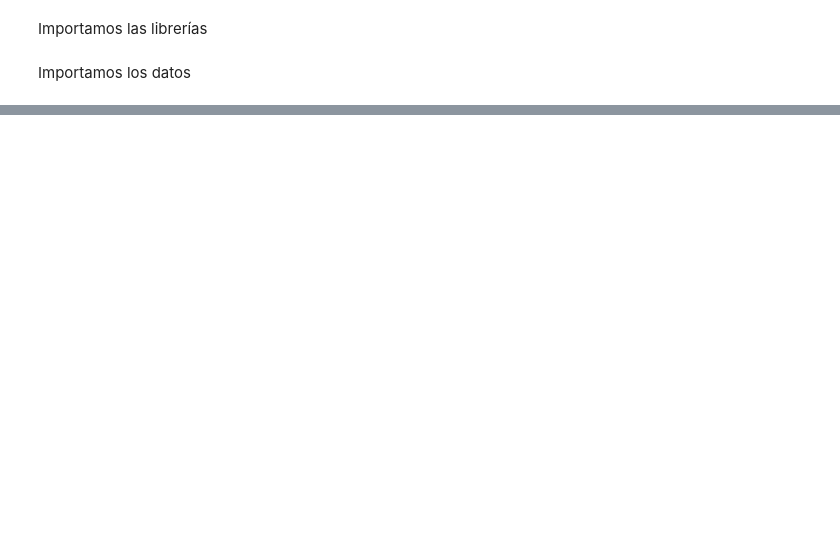
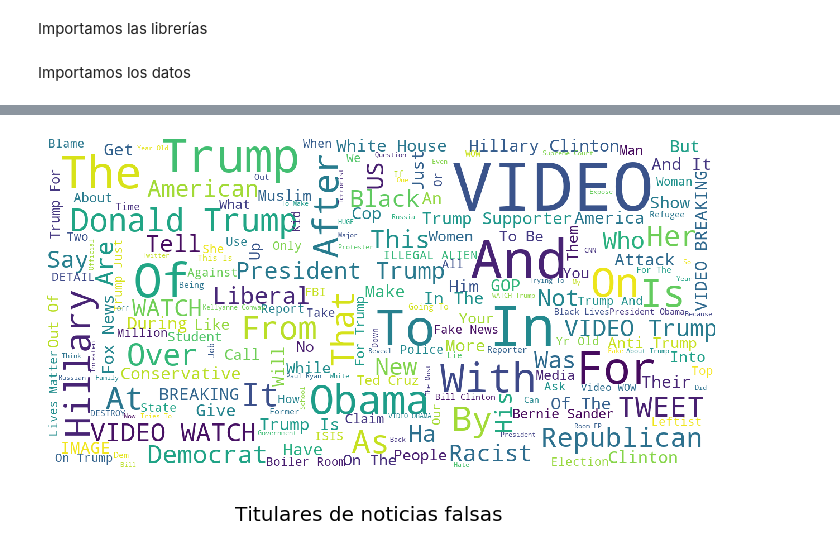
Before and after one commit to framunoz/Detector-Noticias-Falsas, a Jupyter notebook: codigo/Deteccion de noticias falsas.ipynb, the cells around one changed output, grey strips where cells are left out. Cells and saved outputs as stored; diff of their text form; code cells hidden in the pictures; blank space fills up the shorter version.

```diff
--- a/codigo/Deteccion de noticias falsas.ipynb
+++ b/codigo/Deteccion de noticias falsas.ipynb
@@ -17,0 +64,14 @@ text
+# %%
+# Titulares noticias falsas
+FAKE_TITLE = []
+for i in fake.index:
+    FAKE_TITLE.append(fake[TITLE][i])
+
+# Texto noticias verdaderas
+TRUE_TITLE = []
+for i in true.index:
+    TRUE_TITLE.append(true[TITLE][i])
+# %%
+show_wordcloud(FAKE_TITLE, title= 'Titulares de noticias falsas')
+# %% [output]
+[figure, added]
```
Also changed, not shown: parts of 11 cells of this notebook.
